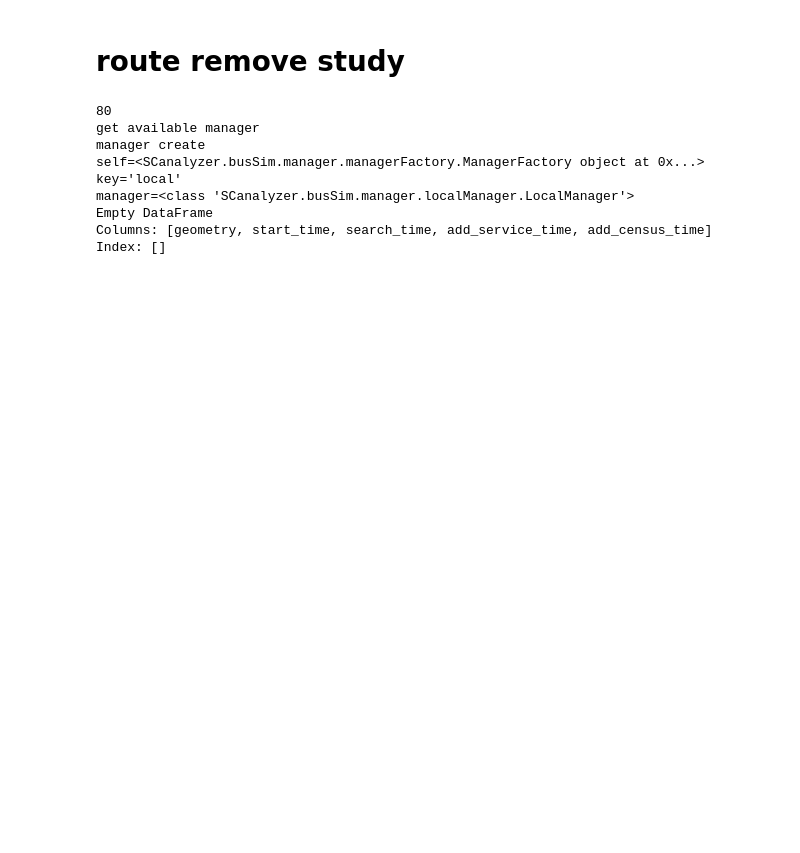
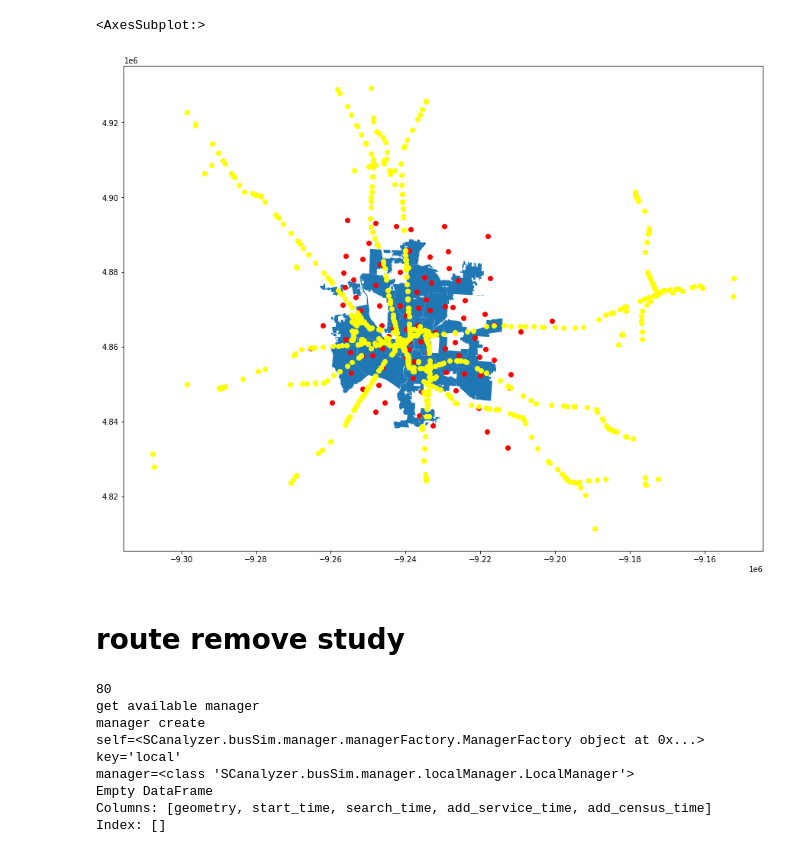
Before and after one commit to Charlesq666/simulator, a Jupyter notebook: notebooks/example.ipynb, the cells around one changed output. Drawn from its saved outputs; the diff is of its cells as text; code cells hidden in the pictures; blank space fills up the shorter version.

```diff
--- a/notebooks/example.ipynb
+++ b/notebooks/example.ipynb
@@ -37,6 +37,18 @@ def plot_background():
     lakes.plot(color="lightblue", ax=ax, zorder=1, alpha=0.8)
     street.plot(color="darkgray", alpha = .5, ax=ax, zorder=3)
     return ax
+# %%
+columb_c = gpd.read_file(os.path.join('..','data','columb','Columbus_Communities.shp'))
+fire = gpd.read_file(os.path.join('..','data','columb','Central_Ohio_Fire_Stations.shp'))
+transp = gpd.read_file(os.path.join('..','data','columb','Transportation_Facilities.shp'))
+railroad = gpd.read_file(os.path.join('..','data','columb','Central_Ohio_Railroad_Crossings.shp'))
+ax = columb.plot(figsize=(15, 15))
+fire.plot(color='red', ax=ax)
+# transp.plot(color='green', ax=ax)
+railroad.plot(color='yellow', ax=ax)
+# %% [output]
+<AxesSubplot:>
+[figure, added]
 # %% [markdown]
 # route remove study
 # %%
```
Also changed, not shown: 26 other files.
